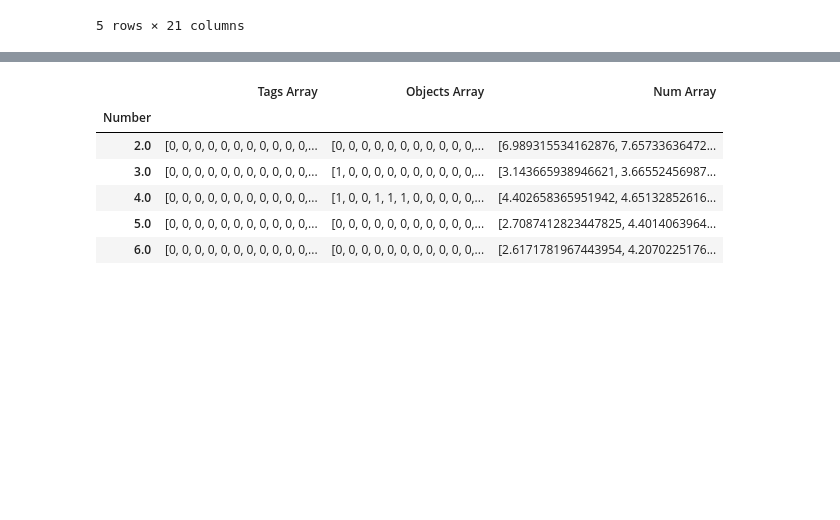
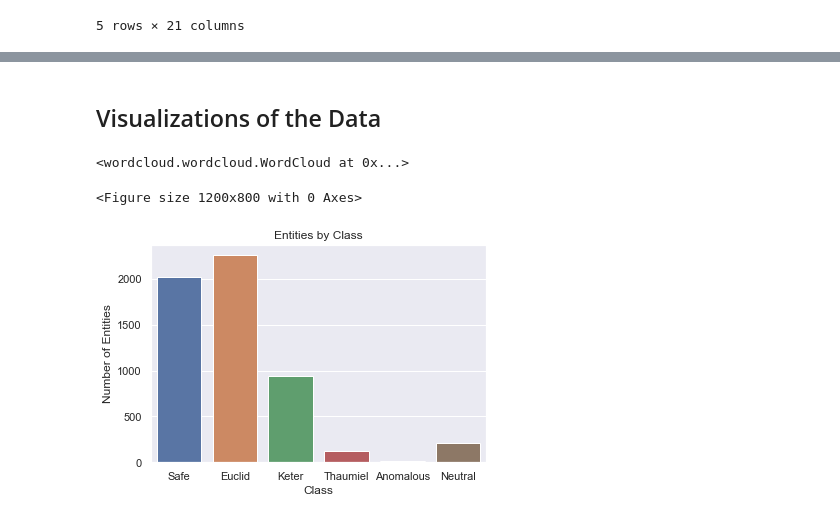
Before and after one commit to Countdown369/SecureContainProtect, a Jupyter notebook: Recommendation Algorthimn.ipynb, the cells around one changed output, grey strips where cells are left out. Saved outputs shown, nothing was run; the diff lists cells and outputs as text; code cells hidden in the pictures; blank space fills up the shorter version.

```diff
--- a/Recommendation Algorthimn.ipynb
+++ b/Recommendation Algorthimn.ipynb
@@ -53,26 +24,2 @@ df_array.head()
-# %%
-# number array matrix
-# all x features to be counted
-x_feat_list = ["Pos Ratings", "All Ratings", "Word Count", "Safe", "Euclid", "Keter", "Thaumiel", "Anomalous", "Neutral",
-             "D-Class", "Containment Breach", "Addendum", "Task Force", "O5 Council", "Agent", "[EXPUNGED]", "[REDACTED]", "Blacked Out"]
-
-# normalize the x features in new dataframe
-df_norm = pd.DataFrame()
-for feat in x_feat_list:
-    df_norm[feat] = df[feat] / df[feat].std()
-
-
-# extract data into numpy format
-num_array = df_norm.values
-
-# add numpy array to df_array
-df_array["Num Array"] = list(num_array)
-df_array.head()
-# %% [output]
-|  | Tags Array | Objects Array | Num Array |
-| Number |  |  |  |
-| 2.0 | [0, 0, 0, 0, 0, 0, 0, 0, 0, 0, 0,... | [0, 0, 0, 0, 0, 0, 0, 0, 0, 0, 0,... | [6.989315534162876, 7.65733636472... |
-| 3.0 | [0, 0, 0, 0, 0, 0, 0, 0, 0, 0, 0,... | [1, 0, 0, 0, 0, 0, 0, 0, 0, 0, 0,... | [3.143665938946621, 3.66552456987... |
-| 4.0 | [0, 0, 0, 0, 0, 0, 0, 0, 0, 0, 0,... | [1, 0, 0, 1, 1, 1, 0, 0, 0, 0, 0,... | [4.402658365951942, 4.65132852616... |
-| 5.0 | [0, 0, 0, 0, 0, 0, 0, 0, 0, 0, 0,... | [0, 0, 0, 0, 0, 0, 0, 0, 0, 0, 0,... | [2.7087412823447825, 4.4014063964... |
-| 6.0 | [0, 0, 0, 0, 0, 0, 0, 0, 0, 0, 0,... | [0, 0, 0, 0, 0, 0, 0, 0, 0, 0, 0,... | [2.6171781967443954, 4.2070225176... |
+# %% [markdown]
+## Visualizations of the Data
@@ -78,0 +37,43 @@ df_array.head()
+# %%
+# make word cloud out of all the tags
+df = pd.read_csv("all_scps_final.csv")
+tags = " ".join(df["Tags"])
+
+# scp is a tag for basically every one, remove so it isnt cluttering
+tags = tags.replace("scp", "")
+cloud = wordcloud.WordCloud(width=2000, height=1000)
+plt.figure(dpi=200)
+cloud.generate_from_text(tags)
+cloud.to_image()
+
+# save cloud
+cloud.to_file("Wordcloud_of_tags.png")
+# %% [output]
+<wordcloud.wordcloud.WordCloud at 0x...>
+<Figure size 1200x800 with 0 Axes>
+# %%
+# count how many of each type there are
+import matplotlib.pyplot as plt
+
+# set classes
+classes = ["Safe", "Euclid", "Keter", "Thaumiel", "Anomalous", "Neutral"]
+
+# make empty list to hold amount in each class
+amount = []
+
+# for each class, count the amount of scps
+for i in classes:
+    class_ = df[df[i] == 1][i].count()
+    amount.append(class_)
+
+# plot results
+sns.set()
+sns.barplot(x = classes, y = amount)
+plt.title("Entities by Class")
+plt.ylabel("Number of Entities")
+plt.xlabel("Class")
+
+# save plot
+plt.savefig("Classes.png")
+# %% [output]
+[figure, added]
```
Also changed, not shown: parts of 12 cells of this notebook, 4 other files.
